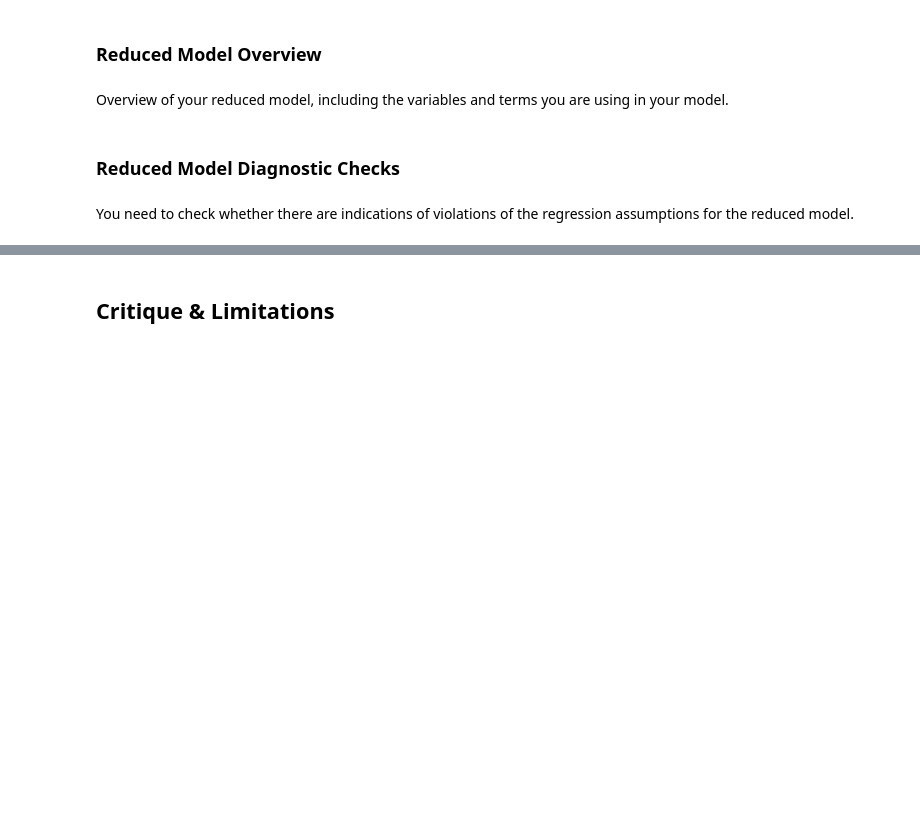
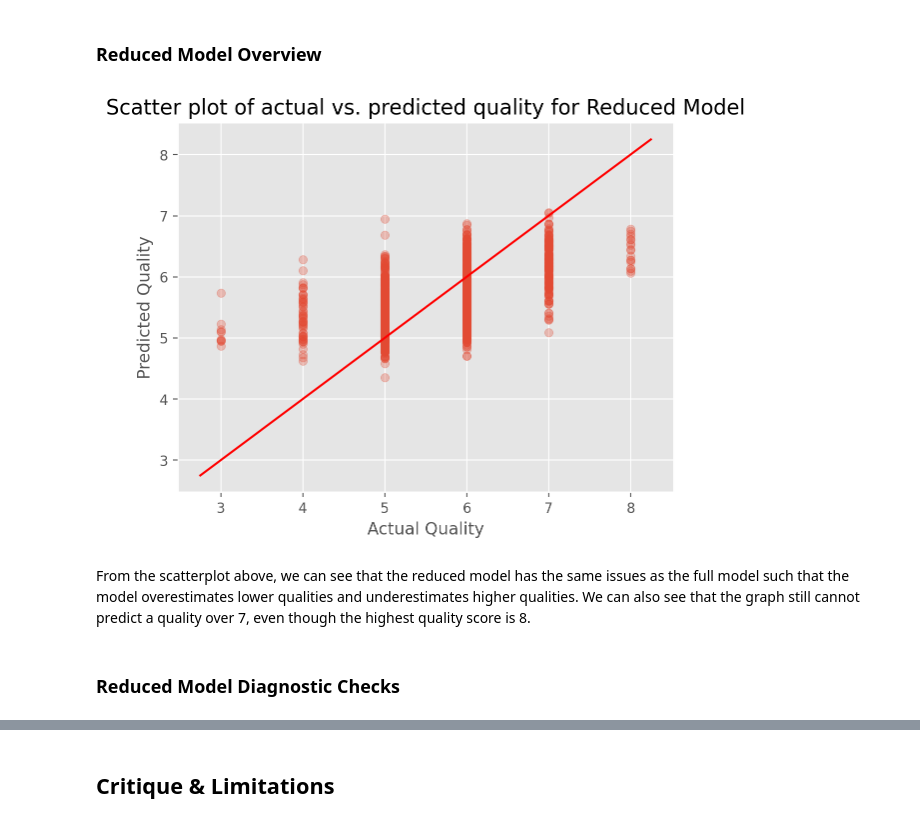
Before and after one commit to Michael-s3943224/MATH2412-Assignment, a Jupyter notebook: Phase2_Group21.ipynb, the cells around one changed output, grey strips where cells are left out. Drawn from its saved outputs; the diff is of its cells as text; code cells hidden in the pictures; blank space fills up the shorter version.

Commit message:
made a start on reduced model

```diff
--- a/Phase2_Group21.ipynb
+++ b/Phase2_Group21.ipynb
@@ -290,0 +295,5 @@ Regression Adjusted R-squared: 0.3640
+# %%
+residuals_reduced = pd.DataFrame({'actual': df[dep_var],
+                                  'predicted': model_reduced_fitted.fittedvalues,
+                                  'residual': model_reduced_fitted.resid})
+residuals_reduced.head(10)
@@ -291,8 +312,15 @@ Regression Adjusted R-squared: 0.3640
 # %% [markdown]
 ### Reduced Model Overview
-# %% [markdown]
-Overview of your reduced model, including the variables and terms you are using in your model.
+# %%
+plt.scatter(residuals_reduced['actual'], residuals_reduced['predicted'], alpha=0.3);
+plot_line(axis=plt.gca(), slope=1, intercept=0, c="red");
+plt.xlabel('Actual Quality');
+plt.ylabel('Predicted Quality');
+plt.title('Scatter plot of actual vs. predicted quality for Reduced Model', fontsize=15);
+plt.show();
+# %% [output]
+[figure, added]
+# %% [markdown]
+From the scatterplot above, we can see that the reduced model has the same issues as the full model such that the model overestimates lower qualities and underestimates higher qualities. We can also see that the graph still cannot predict a quality over 7, even though the highest quality score is 8.
 # %% [markdown]
 ### Reduced Model Diagnostic Checks
-# %% [markdown]
-You need to check whether there are indications of violations of the regression assumptions for the reduced model.
```
Also changed, not shown: parts of 16 cells of this notebook.
